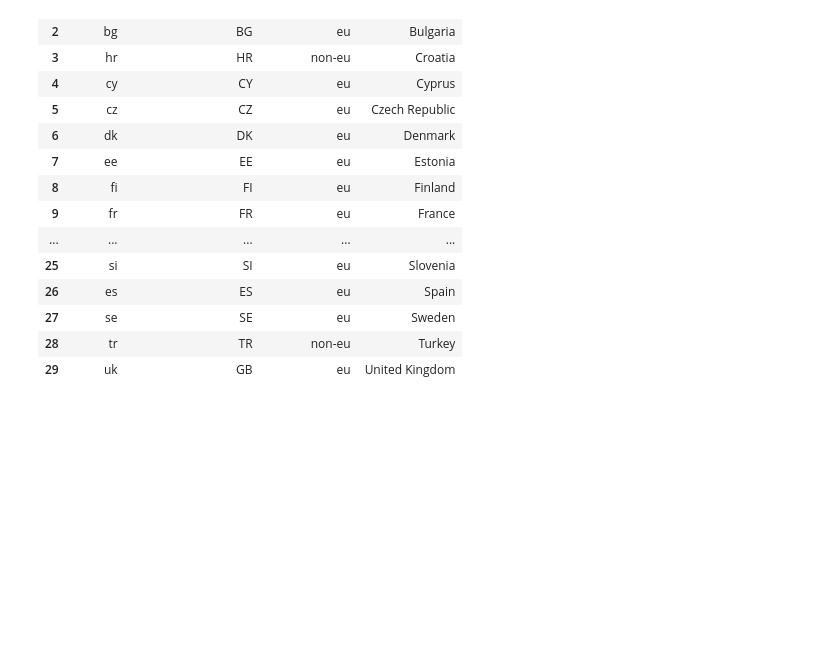
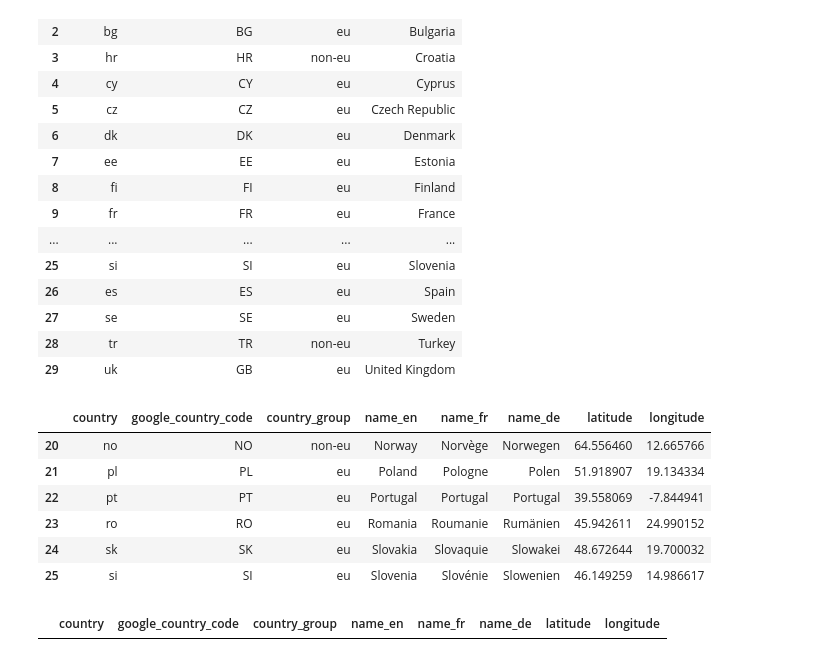
Before and after one commit to danielbazx/Machine-Learning-6-SIN-A-Mar-Jul-2026, a Jupyter notebook: workshop1.ipynb, the cells around one changed output. Saved outputs shown, nothing was run; the diff lists cells and outputs as text; code cells hidden in the pictures; blank space fills up the shorter version.

```diff
--- a/workshop1.ipynb
+++ b/workshop1.ipynb
@@ -165,3 +165,20 @@ countries.iloc[:,:4]
 | 27 | se | SE | eu | Sweden |
 | 28 | tr | TR | non-eu | Turkey |
 | 29 | uk | GB | eu | United Kingdom |
+# %%
+#Search of the rows in range of 20 to 25, and all the columns
+test = countries.loc[20:25,:]
+test
+# %% [output]
+|  | country | google_country_code | country_group | name_en | name_fr | name_de | latitude | longitude |
+| 20 | no | NO | non-eu | Norway | Norvège | Norwegen | 64.556460 | 12.665766 |
+| 21 | pl | PL | eu | Poland | Pologne | Polen | 51.918907 | 19.134334 |
+| 22 | pt | PT | eu | Portugal | Portugal | Portugal | 39.558069 | -7.844941 |
+| 23 | ro | RO | eu | Romania | Roumanie | Rumänien | 45.942611 | 24.990152 |
+| 24 | sk | SK | eu | Slovakia | Slovaquie | Slowakei | 48.672644 | 19.700032 |
+| 25 | si | SI | eu | Slovenia | Slovénie | Slowenien | 46.149259 | 14.986617 |
+# %%
+#Search of the rows that only hace "non_eu" in the "country_group" column
+test[test["country_group"] == "non_eu"]
+# %% [output]
+|  | country | google_country_code | country_group | name_en | name_fr | name_de | latitude | longitude |
```
Also changed, not shown: parts of 1 cell of this notebook.
